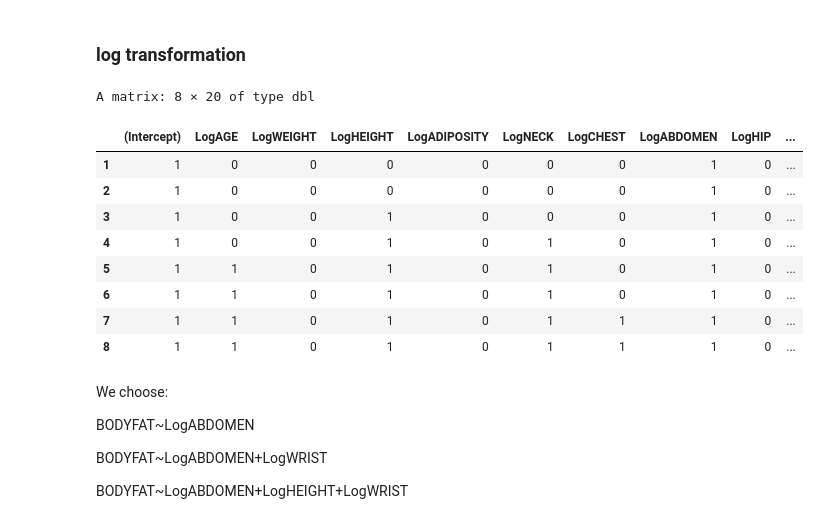
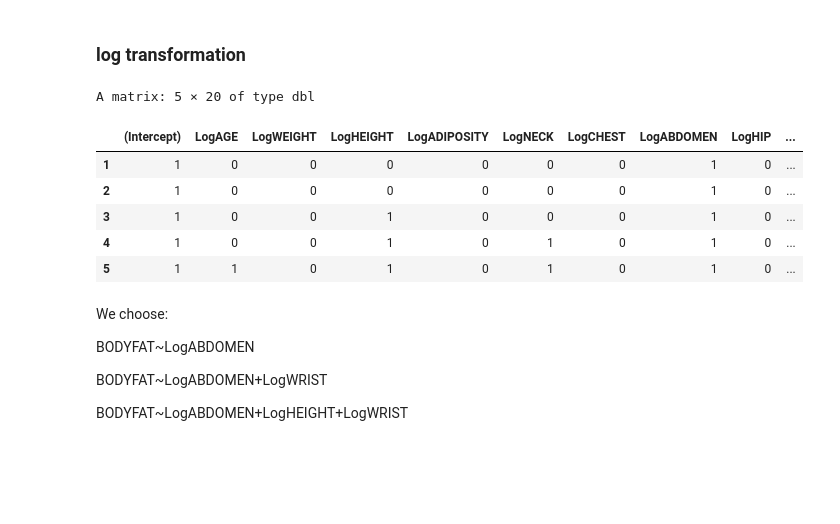
Before and after one commit to heitinamoranika/Module_2, a Jupyter notebook: Module_2.ipynb, the cells around one changed output. Drawn from its saved outputs; the diff is of its cells as text; code cells hidden in the pictures; blank space fills up the shorter version.

```diff
--- a/Module_2.ipynb
+++ b/Module_2.ipynb
@@ -652,21 +883,18 @@ BODYFAT~ABDOMEN+WEIGHT+WRIST
 # %% [markdown]
 ### log transformation
 # %%
-LeapsResults_Log=regsubsets(BODYFAT~LogAGE+LogWEIGHT+LogHEIGHT+LogADIPOSITY+LogNECK+LogCHEST+LogABDOMEN+LogHIP+LogTHIGH+LogKNEE+LogANKLE+LogBICEPS+LogFOREARM+LogWRIST,data=ExtendData,nbest=1,method="exhaustive")
+LeapsResults_Log=regsubsets(BODYFAT~LogAGE+LogWEIGHT+LogHEIGHT+LogADIPOSITY+LogNECK+LogCHEST+LogABDOMEN+LogHIP+LogTHIGH+LogKNEE+LogANKLE+LogBICEPS+LogFOREARM+LogWRIST,data=ExtendData,nbest=1,nvmax =5,method="exhaustive")
 LeapsResults_Log_Table=cbind(summary(LeapsResults_Log)$which,summary(LeapsResults_Log)$rsq,summary(LeapsResults_Log)$rss,summary(LeapsResults_Log)$adjr2,summary(LeapsResults_Log)$cp,summary(LeapsResults_Log)$bic)
 dimnames(LeapsResults_Log_Table)[[2]]=c(dimnames(summary(LeapsResults_Log)$which)[[2]],"rsq","rss","adjrsq","cp","bic")
 LeapsResults_Log_Table
 # %% [output]
-A matrix: 8 × 20 of type dbl
+A matrix: 5 × 20 of type dbl
 |  | (Intercept) | LogAGE | LogWEIGHT | LogHEIGHT | LogADIPOSITY | LogNECK | LogCHEST | LogABDOMEN | LogHIP | ... |
 | 1 | 1 | 0 | 0 | 0 | 0 | 0 | 0 | 1 | 0 | ... |
 | 2 | 1 | 0 | 0 | 0 | 0 | 0 | 0 | 1 | 0 | ... |
 | 3 | 1 | 0 | 0 | 1 | 0 | 0 | 0 | 1 | 0 | ... |
 | 4 | 1 | 0 | 0 | 1 | 0 | 1 | 0 | 1 | 0 | ... |
 | 5 | 1 | 1 | 0 | 1 | 0 | 1 | 0 | 1 | 0 | ... |
-| 6 | 1 | 1 | 0 | 1 | 0 | 1 | 0 | 1 | 0 | ... |
-| 7 | 1 | 1 | 0 | 1 | 0 | 1 | 1 | 1 | 0 | ... |
-| 8 | 1 | 1 | 0 | 1 | 0 | 1 | 1 | 1 | 0 | ... |
 # %% [markdown]
 We choose:
 
```
Also changed, not shown: parts of 75 cells of this notebook, 14 other files.
